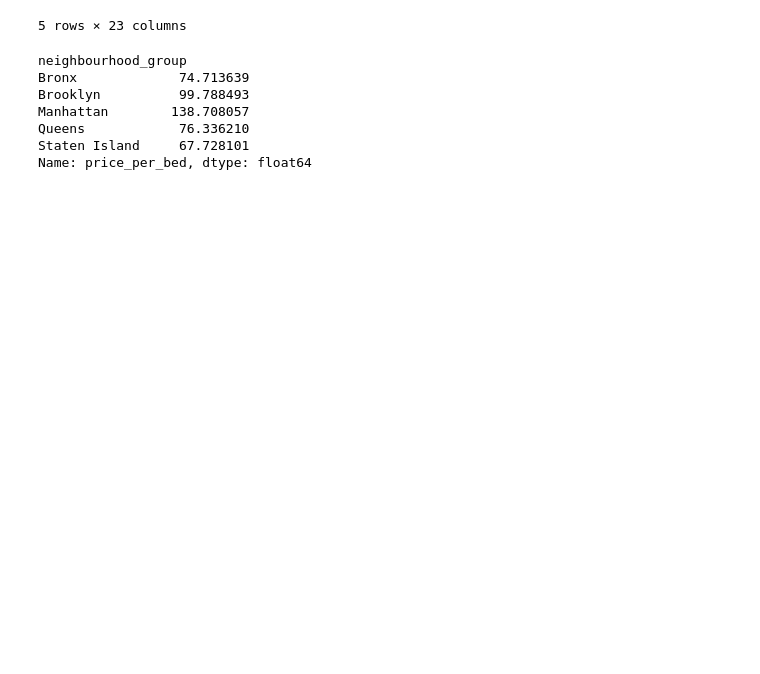
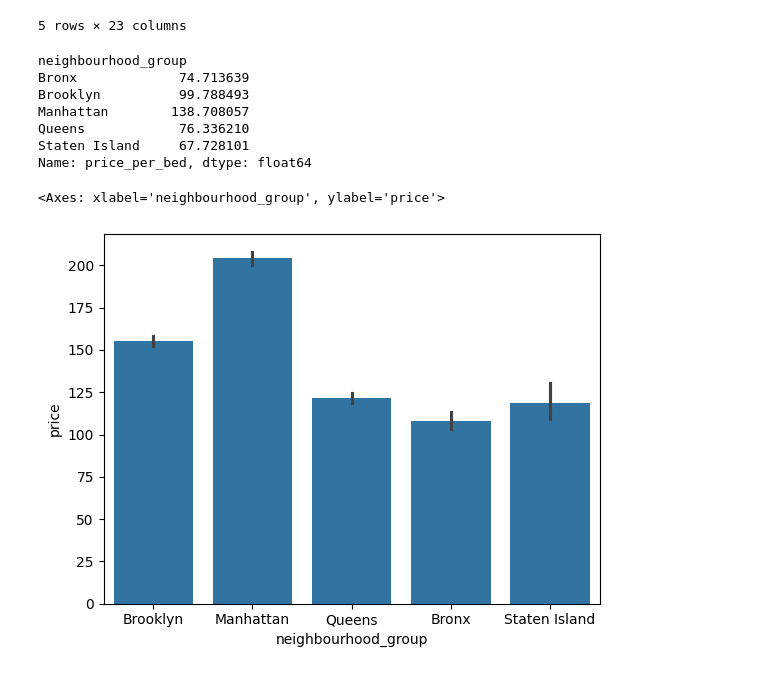
Before and after one commit to venkat-yalamanchili/Airbnb_EDA, a Jupyter notebook: eda.ipynb, the cells around one changed output. Drawn from its saved outputs; the diff is of its cells as text; code cells hidden in the pictures; blank space fills up the shorter version.

```diff
--- a/eda.ipynb
+++ b/eda.ipynb
@@ -248,3 +248,7 @@ Staten Island     67.728101
 Name: price_per_bed, dtype: float64
 # %%
 #Bivariate Analysis
+sns.barplot(data=df1,x='neighbourhood_group',y='price')
+# %% [output]
+<Axes: xlabel='neighbourhood_group', ylabel='price'>
+[figure, added]
```
